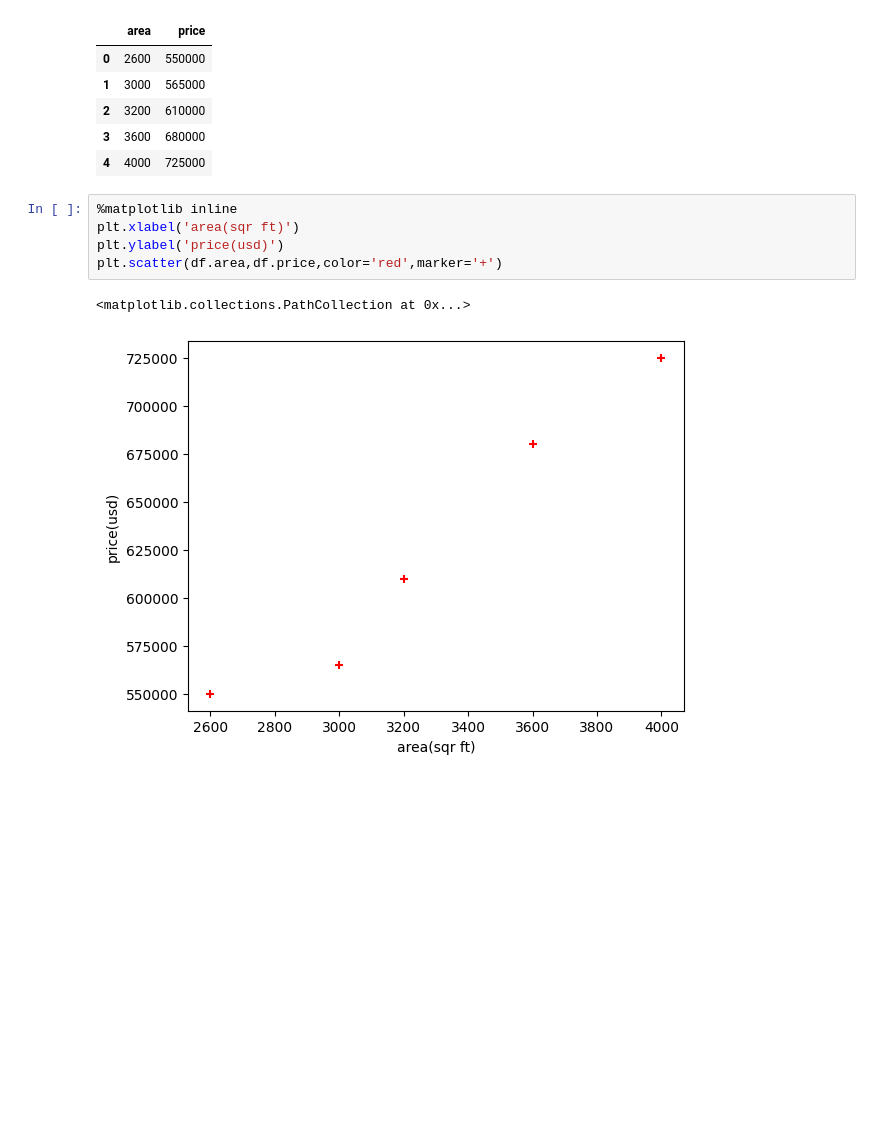
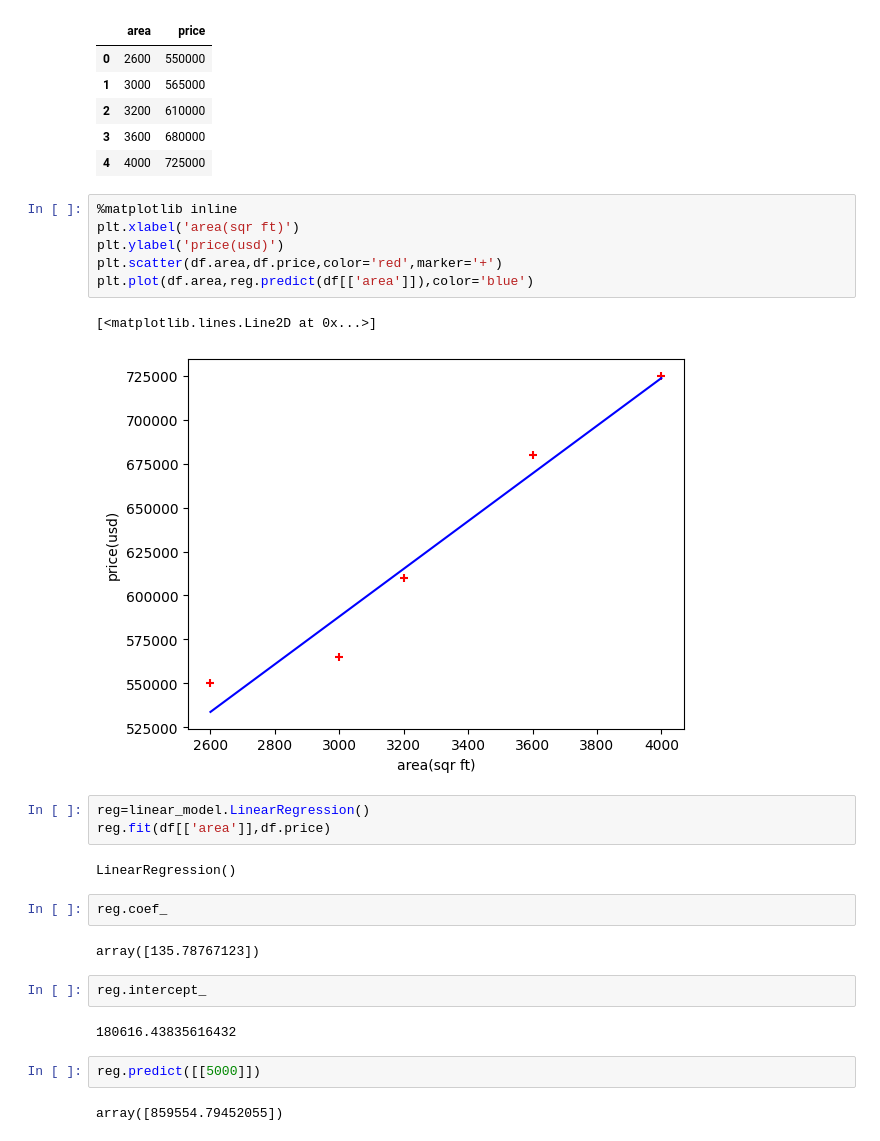
Before and after one commit to Sarthak20Shukla/Machine-Learning, a Jupyter notebook: linearregressionsinglevariable.ipynb, the cells around one changed output. Cells and saved outputs as stored; diff of their text form; blank space fills up the shorter version.

```diff
--- a/linearregressionsinglevariable.ipynb
+++ b/linearregressionsinglevariable.ipynb
@@ -19,8 +19,26 @@ df
 # %%
 %matplotlib inline
 plt.xlabel('area(sqr ft)')
 plt.ylabel('price(usd)')
 plt.scatter(df.area,df.price,color='red',marker='+')
+plt.plot(df.area,reg.predict(df[['area']]),color='blue')
 # %% [output]
-<matplotlib.collections.PathCollection at 0x...>
+[<matplotlib.lines.Line2D at 0x...>]
-[figure, old version]
+[figure, new version]
+# %%
+reg=linear_model.LinearRegression()
+reg.fit(df[['area']],df.price)
+# %% [output]
+LinearRegression()
+# %%
+reg.coef_
+# %% [output]
+array([135.78767123])
+# %%
+reg.intercept_
+# %% [output]
+180616.43835616432
+# %%
+reg.predict([[5000]])
+# %% [output]
+array([859554.79452055])
```
Also changed, not shown: parts of 5 cells of this notebook.
